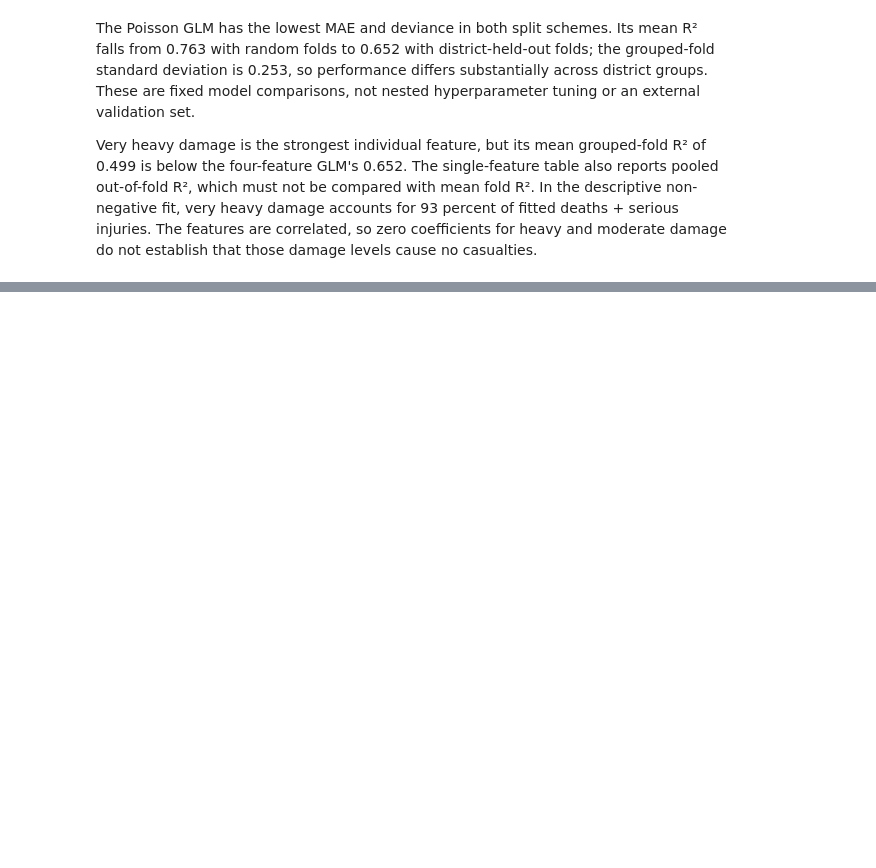
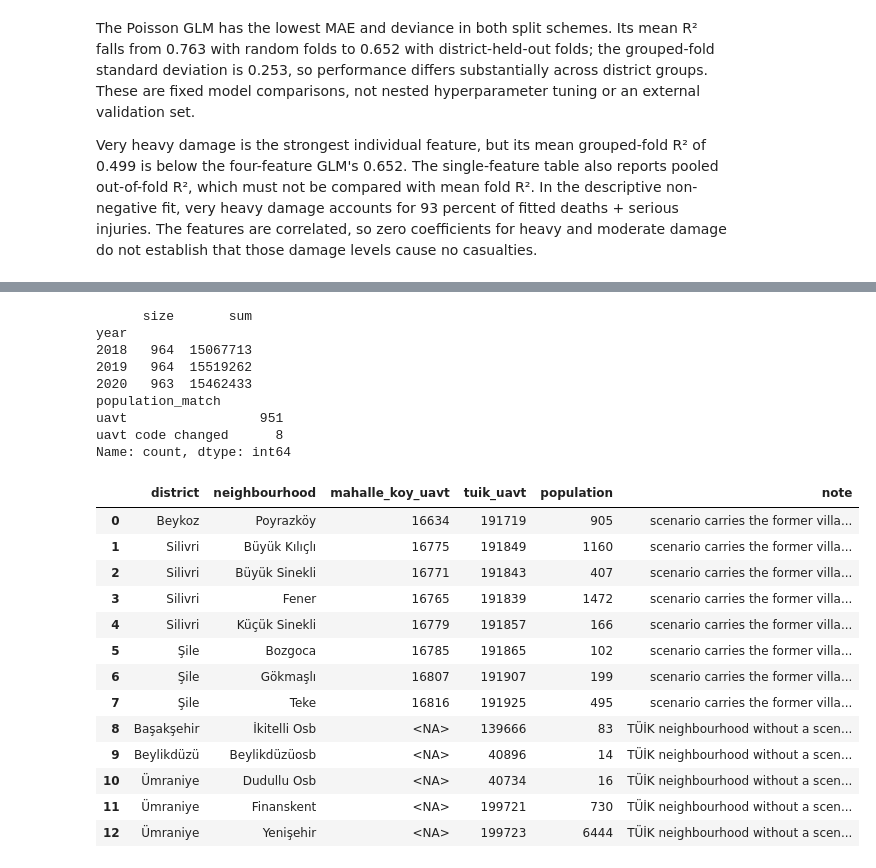
Before and after one commit to KaanDRoid/istanbul-earthquake-scenario, a Jupyter notebook: istanbul_earthquake_analysis.ipynb, the cells around one changed output, grey strips where cells are left out. Cells and saved outputs as stored; diff of their text form; code cells hidden in the pictures; blank space fills up the shorter version.

```diff
--- a/istanbul_earthquake_analysis.ipynb
+++ b/istanbul_earthquake_analysis.ipynb
@@ -284,0 +305,30 @@ that those damage levels cause no casualties.
+# %%
+pop = popn.load_population()
+print(pop.groupby("year")["population"].agg(["size", "sum"]))
+nb, tuik_without_scenario = popn.attach_population(nb, pop)
+print(nb["population_match"].value_counts())
+popn.join_report(nb, tuik_without_scenario)
+# %% [output]
+      size       sum
+year
+2018   964  15067713
+2019   964  15519262
+2020   963  15462433
+population_match
+uavt                 951
+uavt code changed      8
+Name: count, dtype: int64
+|  | district | neighbourhood | mahalle_koy_uavt | tuik_uavt | population | note |
+| 0 | Beykoz | Poyrazköy | 16634 | 191719 | 905 | scenario carries the former villa... |
+| 1 | Silivri | Büyük Kılıçlı | 16775 | 191849 | 1160 | scenario carries the former villa... |
+| 2 | Silivri | Büyük Sinekli | 16771 | 191843 | 407 | scenario carries the former villa... |
+| 3 | Silivri | Fener | 16765 | 191839 | 1472 | scenario carries the former villa... |
+| 4 | Silivri | Küçük Sinekli | 16779 | 191857 | 166 | scenario carries the former villa... |
+| 5 | Şile | Bozgoca | 16785 | 191865 | 102 | scenario carries the former villa... |
+| 6 | Şile | Gökmaşlı | 16807 | 191907 | 199 | scenario carries the former villa... |
+| 7 | Şile | Teke | 16816 | 191925 | 495 | scenario carries the former villa... |
+| 8 | Başakşehir | İkitelli Osb | <NA> | 139666 | 83 | TÜİK neighbourhood without a scen... |
+| 9 | Beylikdüzü | Beylikdüzüosb | <NA> | 40896 | 14 | TÜİK neighbourhood without a scen... |
+| 10 | Ümraniye | Dudullu Osb | <NA> | 40734 | 16 | TÜİK neighbourhood without a scen... |
+| 11 | Ümraniye | Finanskent | <NA> | 199721 | 730 | TÜİK neighbourhood without a scen... |
+| 12 | Ümraniye | Yenişehir | <NA> | 199723 | 6444 | TÜİK neighbourhood without a scen... |
```
Also changed, not shown: parts of 22 cells of this notebook, 31 other files.
